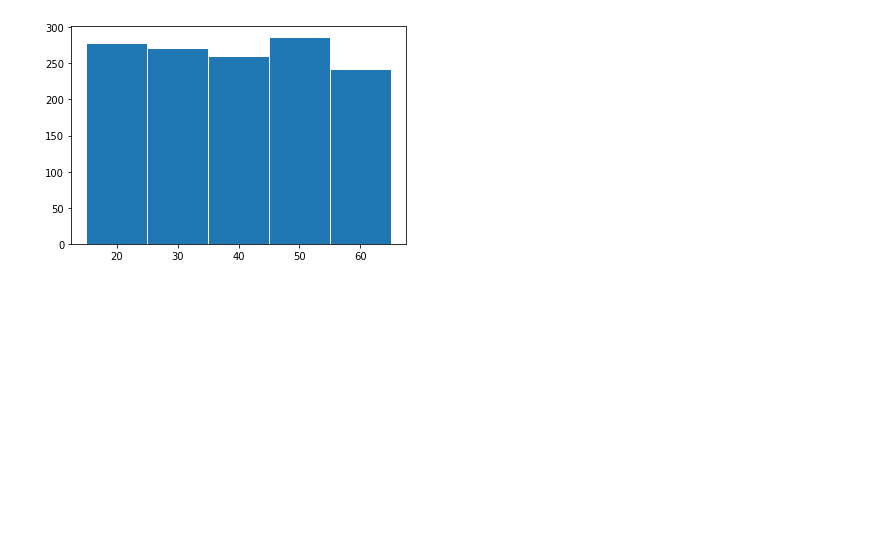
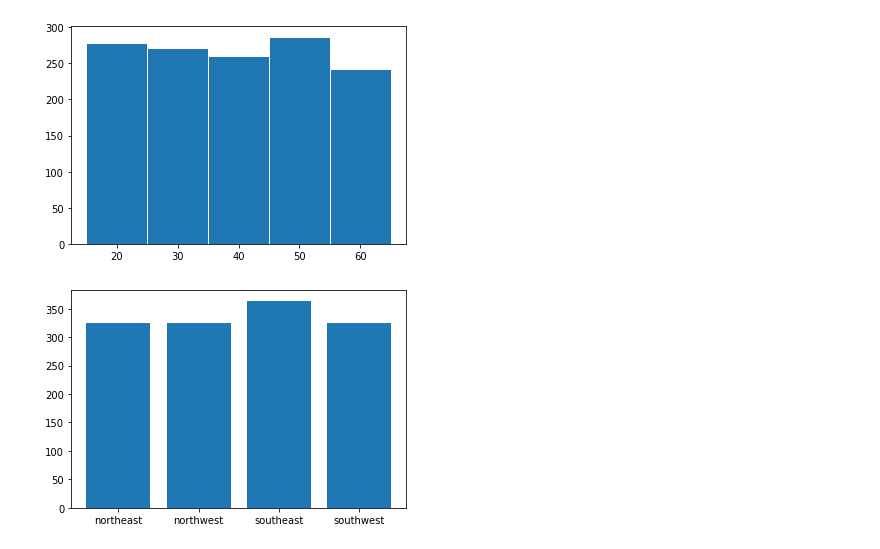
Before and after one commit to Klaynie/Medical_Insurance_Project, a Jupyter notebook: us-medical-insurance-costs.ipynb, the cells around one changed output. Cells and saved outputs as stored; diff of their text form; code cells hidden in the pictures; blank space fills up the shorter version.

Commit message:
Added Region and Region/Overweight Charts

```diff
--- a/us-medical-insurance-costs.ipynb
+++ b/us-medical-insurance-costs.ipynb
@@ -80,3 +80,12 @@ plt.hist(x=df['age'], bins=[15, 25, 35, 45, 55, 65], edgecolor='white', linewidt
 plt.show()
 # %% [output]
 [figure]
+# %%
+region_distribution = df.groupby('region').age.count().reset_index()
+region_distribution = region_distribution.rename(columns={'region': 'region', 'age': 'count'})
+region_distribution
+
+plt.bar(x=region_distribution['region'], height=region_distribution['count'])
+plt.show()
+# %% [output]
+[figure, added]
```
